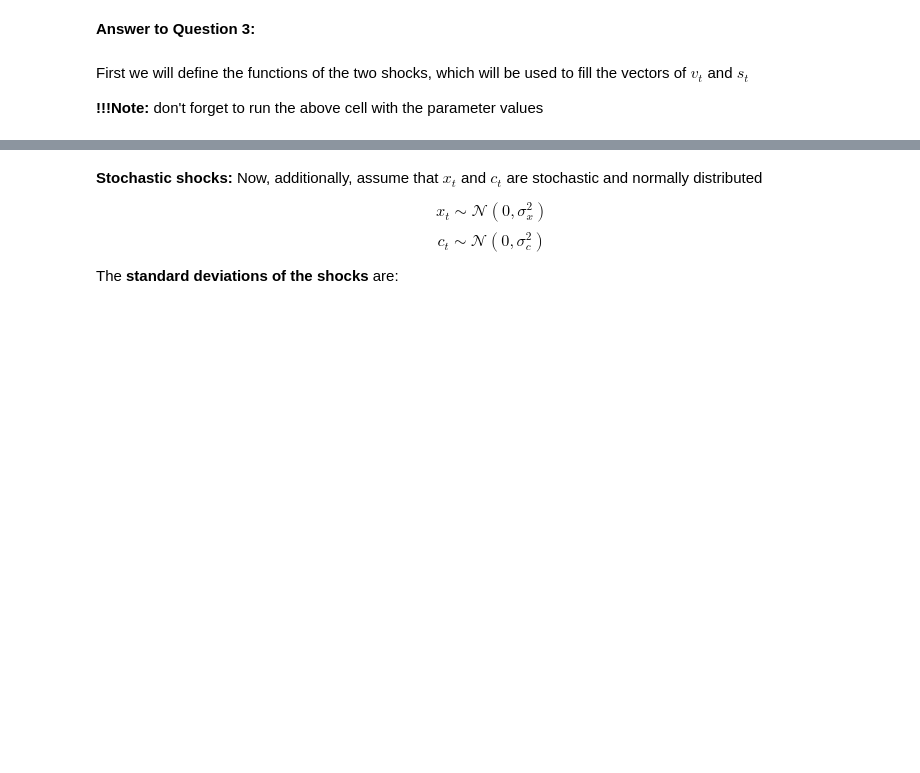
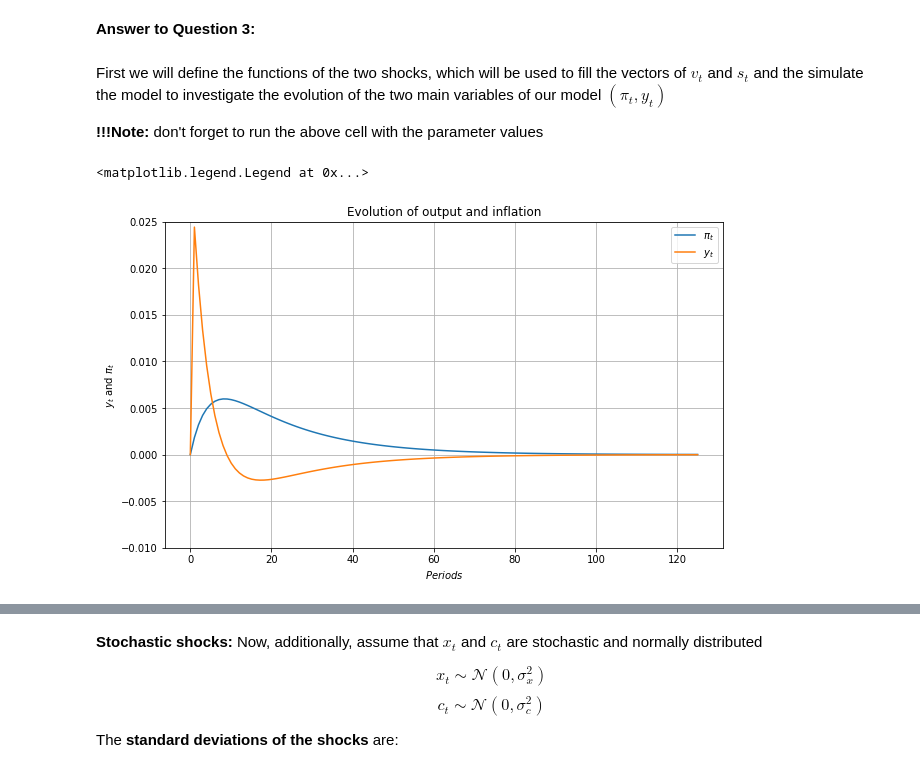
Before and after one commit to NumEconCopenhagen/projects-2019-bcg, a Jupyter notebook: examproject/exam_2019.ipynb, the cells around one changed output, grey strips where cells are left out. Saved outputs shown, nothing was run; the diff lists cells and outputs as text; code cells hidden in the pictures; blank space fills up the shorter version.

```diff
--- a/examproject/exam_2019.ipynb
+++ b/examproject/exam_2019.ipynb
@@ -429,7 +463,7 @@ par['omega'] = 0.15
 # %% [markdown]
 **Answer to Question 3:**
 # %% [markdown]
-First we will define the functions of the two shocks, which will be used to fill the vectors of $v_{t}$ and $s_{t}$
+First we will define the functions of the two shocks, which will be used to fill the vectors of $v_{t}$ and $s_{t}$ and the simulate the model to investigate the evolution of the two main variables of our model $(\pi_{t}, y_{t})$
 
 **!!!Note:** don't forget to run the above cell with the parameter values
 # %%
@@ -457,7 +494,28 @@ c_vec = np.zeros(T1) #all the supply shocks are 0
-# %%
-for t in range (1,T1):
-
-    v_vec.append(v_t(v_vec[t-1],x_vec[t]))
-    s_vec.append(s_t(s_vec[t-1],c_vec[t]))
-    y_vec.append(AD(h=par['h'], alpha=par['alpha'], v=v_vec[t], b=par['b'], y_t=y_vec[t]))
-    pi_vec.append(SRAS(pi_t_1=pi_vec[t-1], gamma=par['gamma'], y_t=y_vec[t], phi=par['phi'], y_t_1=y_vec[t-1], s_t=s_vec[t], s_t_1=s_vec[t-1]))
+# %%
+# Creating a for loop to fill in the vectors
+for t in range (1,T4):
+    v_vec.append(v_t (v_vec [t-1], x_vec[t]))
+    s_vec.append(s_t (s_vec [t-1], c_vec[t]))
+    y_vec.append(sol_output (y_vec[t-1], s_vec[t-1], pi_vec[t-1], s_vec[t], v_vec[t], par['phi'], par['alpha'], par['gamma'], par['h'], par['b']))
+    pi_vec.append(sol_inflation (y_vec[t-1], s_vec[t-1], pi_vec[t-1], s_vec[t], v_vec[t], par['phi'], par['alpha'], par['gamma'], par['h'], par['b']))
+
+# Checking the created vectors (uncomment next row to check any of the created vectors)
+#y_vec, pi_vec, v_vec, s_vec
+# %%
+periods = np.linspace(0,T4,T4)
+
+fig=plt.figure(figsize=(10,6))
+ax=fig.add_subplot(1,1,1)
+
+ax.plot(periods, pi_vec, label='$\pi_t$')
+ax.plot(periods, y_vec, label='$y_t$')
+plt.grid(True)
+
+plt.ylim(-0.01, 0.025)
+ax.set_title('Evolution of output and inflation')
+plt.xlabel('$Periods$')
+plt.ylabel('$y_t$ and $\pi_t$')
+plt.legend(loc='upper right')
+# %% [output]
+<matplotlib.legend.Legend at 0x...>
+[figure, added]
```
Also changed, not shown: parts of 30 cells of this notebook.
